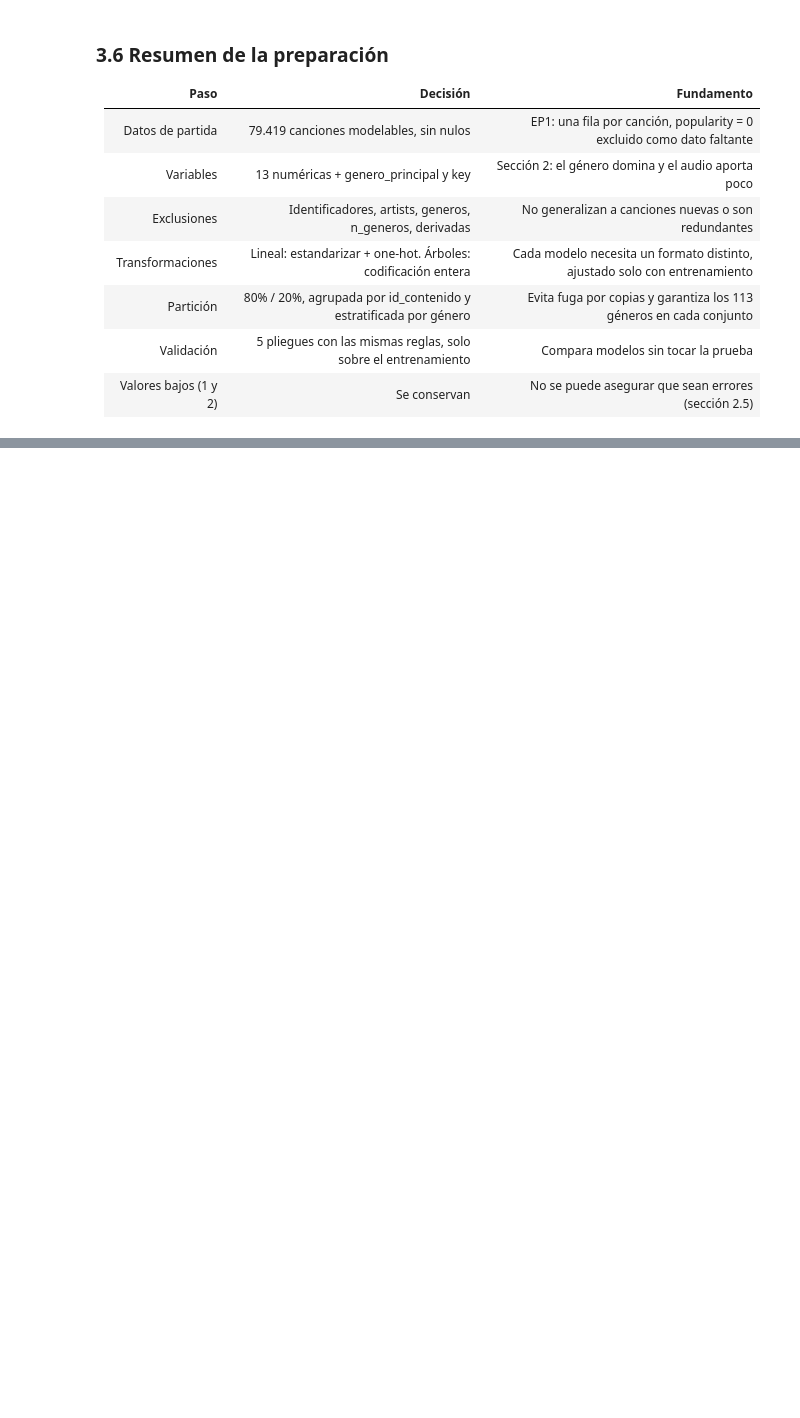
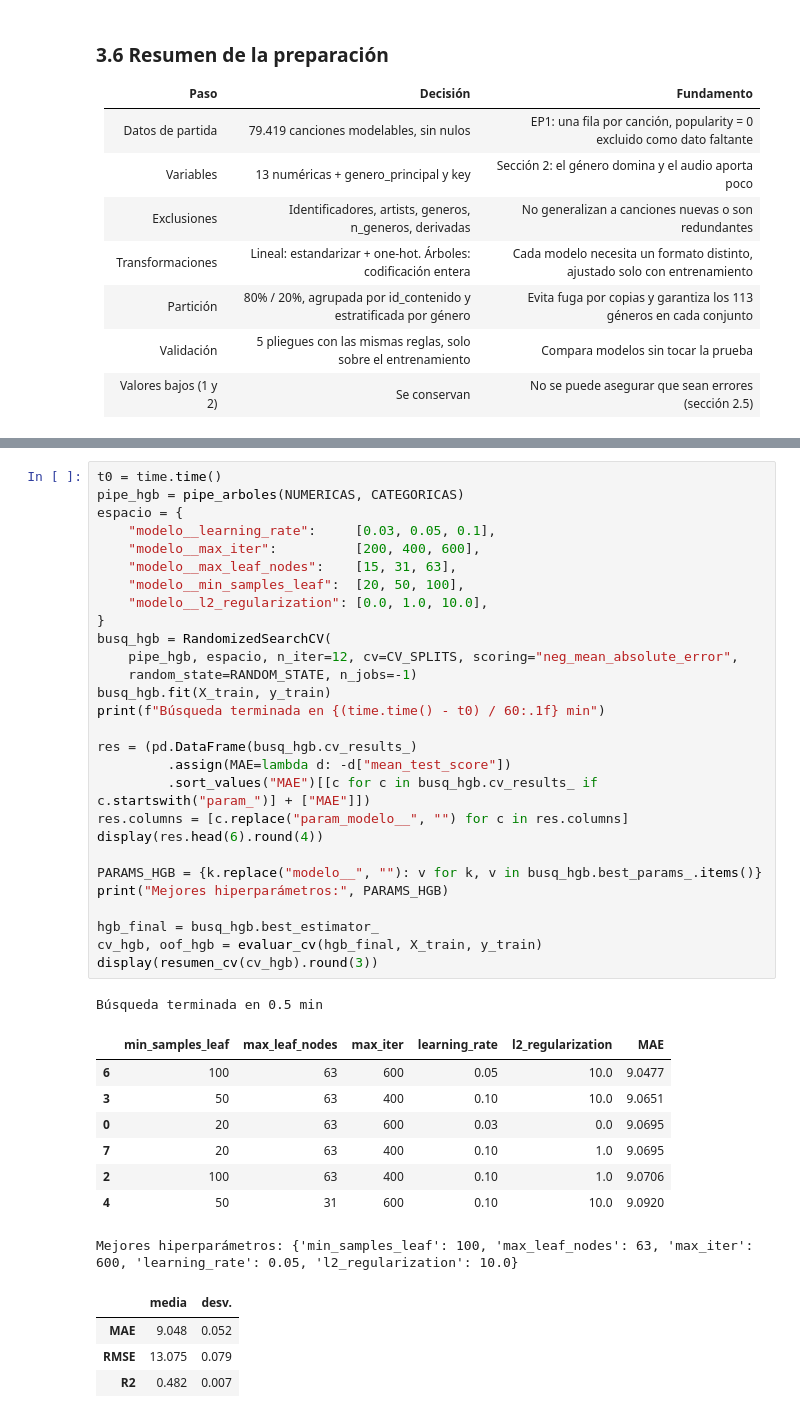
Before and after one commit to JeanBiza/ep-ml-spotify, a Jupyter notebook: notebook/EP2_ML.ipynb, the cells around one changed output, grey strips where cells are left out. Cells and saved outputs as stored; diff of their text form; blank space fills up the shorter version.

```diff
--- a/notebook/EP2_ML.ipynb
+++ b/notebook/EP2_ML.ipynb
@@ -659,0 +777,42 @@ Matriz para clustering: 79,419 canciones x 9 variables de audio
+# %%
+t0 = time.time()
+pipe_hgb = pipe_arboles(NUMERICAS, CATEGORICAS)
+espacio = {
+    "modelo__learning_rate":     [0.03, 0.05, 0.1],
+    "modelo__max_iter":          [200, 400, 600],
+    "modelo__max_leaf_nodes":    [15, 31, 63],
+    "modelo__min_samples_leaf":  [20, 50, 100],
+    "modelo__l2_regularization": [0.0, 1.0, 10.0],
+}
+busq_hgb = RandomizedSearchCV(
+    pipe_hgb, espacio, n_iter=12, cv=CV_SPLITS, scoring="neg_mean_absolute_error",
+    random_state=RANDOM_STATE, n_jobs=-1)
+busq_hgb.fit(X_train, y_train)
+print(f"Búsqueda terminada en {(time.time() - t0) / 60:.1f} min")
+
+res = (pd.DataFrame(busq_hgb.cv_results_)
+         .assign(MAE=lambda d: -d["mean_test_score"])
+         .sort_values("MAE")[[c for c in busq_hgb.cv_results_ if c.startswith("param_")] + ["MAE"]])
+res.columns = [c.replace("param_modelo__", "") for c in res.columns]
+display(res.head(6).round(4))
+
+PARAMS_HGB = {k.replace("modelo__", ""): v for k, v in busq_hgb.best_params_.items()}
+print("Mejores hiperparámetros:", PARAMS_HGB)
+
+hgb_final = busq_hgb.best_estimator_
+cv_hgb, oof_hgb = evaluar_cv(hgb_final, X_train, y_train)
+display(resumen_cv(cv_hgb).round(3))
+# %% [output]
+Búsqueda terminada en 0.5 min
+|  | min_samples_leaf | max_leaf_nodes | max_iter | learning_rate | l2_regularization | MAE |
+| 6 | 100 | 63 | 600 | 0.05 | 10.0 | 9.0477 |
+| 3 | 50 | 63 | 400 | 0.10 | 10.0 | 9.0651 |
+| 0 | 20 | 63 | 600 | 0.03 | 0.0 | 9.0695 |
+| 7 | 20 | 63 | 400 | 0.10 | 1.0 | 9.0695 |
+| 2 | 100 | 63 | 400 | 0.10 | 1.0 | 9.0706 |
+| 4 | 50 | 31 | 600 | 0.10 | 10.0 | 9.0920 |
+Mejores hiperparámetros: {'min_samples_leaf': 100, 'max_leaf_nodes': 63, 'max_iter': 600, 'learning_rate': 0.05, 'l2_regularization': 10.0}
+|  | media | desv. |
+| MAE | 9.048 | 0.052 |
+| RMSE | 13.075 | 0.079 |
+| R2 | 0.482 | 0.007 |
```
Also changed, not shown: parts of 27 cells of this notebook, 15 other files.
